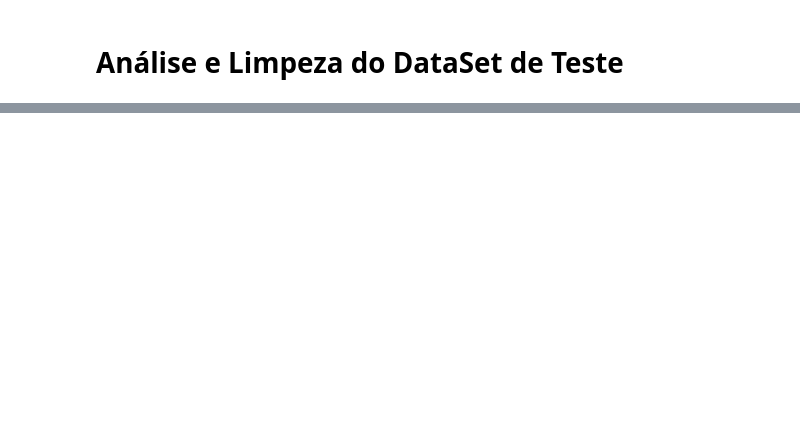
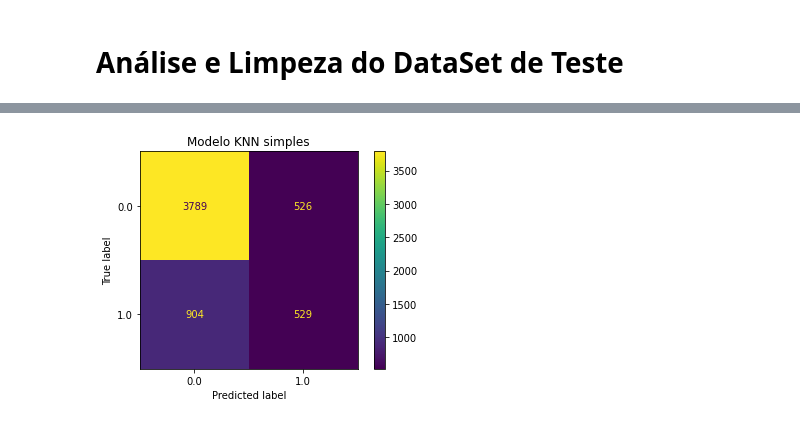
Before and after one commit to kauafillipe/Projeto-2---Turing-Academy, a Jupyter notebook: code.ipynb, the cells around one changed output, grey strips where cells are left out. Cells and saved outputs as stored; diff of their text form; code cells hidden in the pictures; blank space fills up the shorter version.

```diff
--- a/code.ipynb
+++ b/code.ipynb
@@ -302,0 +696,5 @@ memory usage: 164.6+ KB
+# %%
+features = ['city', 'relevent_experience', 'enrolled_university', 'experience', 'company_size']
+example = train[features]
+data_dummies = pd.get_dummies(data = example, drop_first = True) #transforma as features categóricas em números
+data_dummies.fillna(data_dummies.mean(),inplace=True)
@@ -302,0 +711,26 @@ memory usage: 164.6+ KB
+# %%
+#separa o dataset de treino e os valores de target
+X = data_dummies
+y = train['target'].values
+
+#divide o dataset em partes de treino e teste
+X_train, X_test, y_train, y_test = train_test_split(X, y, random_state=42, test_size=0.3, stratify = y)
+
+#instancia o classificador
+knn = KNeighborsClassifier()
+
+#ajusta o classificador aos dados
+knn.fit(X_train,y_train)
+
+#realiza a predição
+y_test_predict = knn.predict(X_test)
+y_train_predict = knn.predict(X_train)
+
+#métricas
+print(f'Acurácia no treino: {accuracy_score(y_train, y_train_predict):.2}')
+print(f'Acurácia no teste: {accuracy_score(y_test, y_test_predict):.2}')
+
+print('Confusion matrix: ')
+print(confusion_matrix(y_test, y_test_predict))
+print('Classification report: ')
+print(classification_report(y_test, y_test_predict))
@@ -302,0 +752,8 @@ memory usage: 164.6+ KB
+# %%
+#plotando a matriz de confusão acima
+
+plot_confusion_matrix(knn, X_test, y_test)
+plt.title('Modelo KNN simples')
+plt.show()
+# %% [output]
+[figure, added]
```
Also changed, not shown: parts of 212 cells of this notebook.
